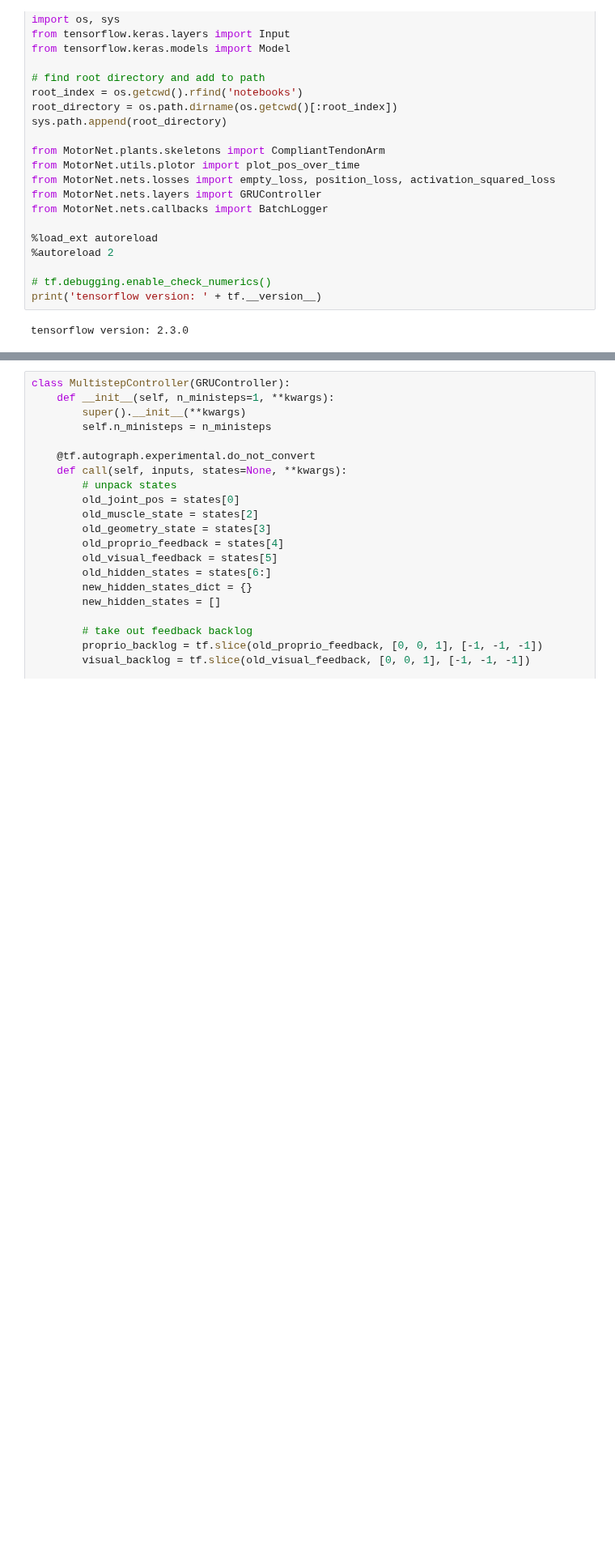
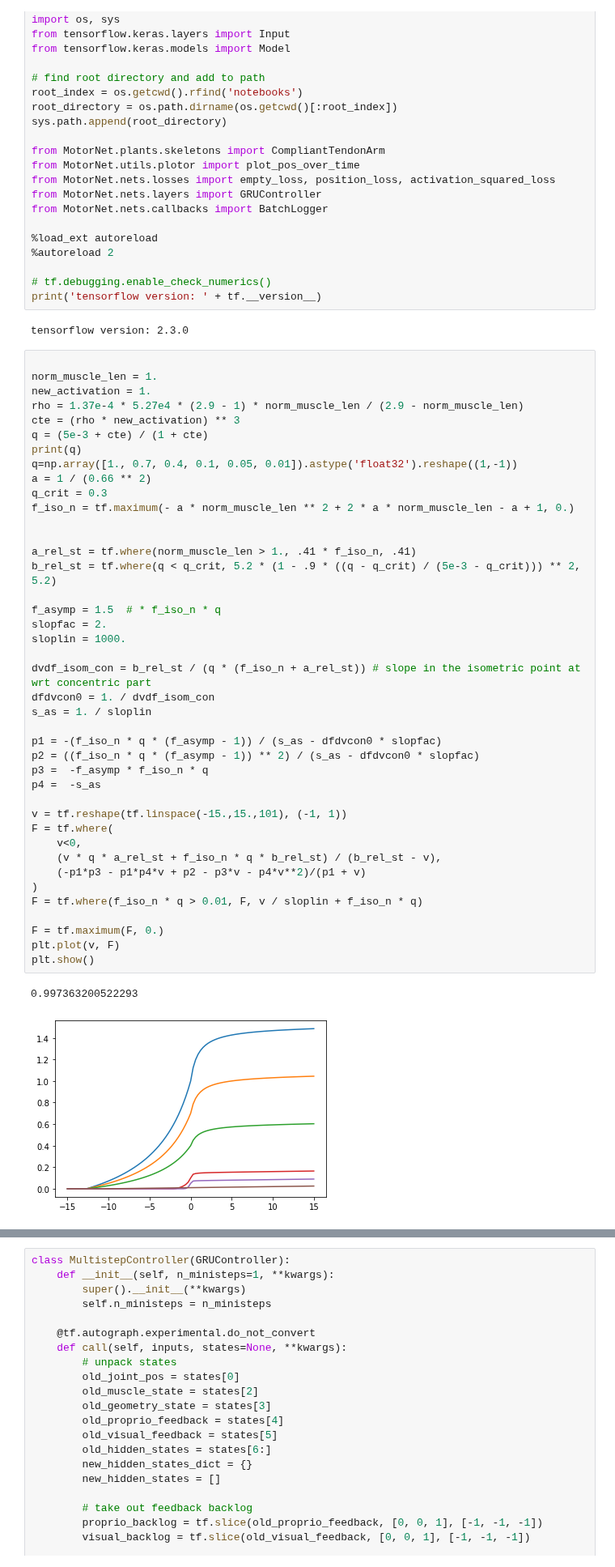
Before and after one commit to OlivierCodol/MotorNet, a Jupyter notebook: notebooks/oliviers_playground/compliant_tendon.ipynb, the cells around one changed output, grey strips where cells are left out. Shown at 81% size. Cells and saved outputs as stored; diff of their text form; blank space fills up the shorter version.

```diff
--- a/notebooks/oliviers_playground/compliant_tendon.ipynb
+++ b/notebooks/oliviers_playground/compliant_tendon.ipynb
@@ -25,3 +25,47 @@ from MotorNet.nets.callbacks import BatchLogger
 print('tensorflow version: ' + tf.__version__)
 # %% [output]
 tensorflow version: 2.3.0
+# %%
+
+norm_muscle_len = 1.
+new_activation = 1.
+rho = 1.37e-4 * 5.27e4 * (2.9 - 1) * norm_muscle_len / (2.9 - norm_muscle_len)
+cte = (rho * new_activation) ** 3
+q = (5e-3 + cte) / (1 + cte)
+print(q)
+q=np.array([1., 0.7, 0.4, 0.1, 0.05, 0.01]).astype('float32').reshape((1,-1))
+a = 1 / (0.66 ** 2)
+q_crit = 0.3
+f_iso_n = tf.maximum(- a * norm_muscle_len ** 2 + 2 * a * norm_muscle_len - a + 1, 0.)
+
+
+a_rel_st = tf.where(norm_muscle_len > 1., .41 * f_iso_n, .41)
+b_rel_st = tf.where(q < q_crit, 5.2 * (1 - .9 * ((q - q_crit) / (5e-3 - q_crit))) ** 2, 5.2)
+
+f_asymp = 1.5  # * f_iso_n * q
+slopfac = 2.
+sloplin = 1000.
+
+dvdf_isom_con = b_rel_st / (q * (f_iso_n + a_rel_st)) # slope in the isometric point at wrt concentric part
+dfdvcon0 = 1. / dvdf_isom_con
+s_as = 1. / sloplin
+
+p1 = -(f_iso_n * q * (f_asymp - 1)) / (s_as - dfdvcon0 * slopfac)
+p2 = ((f_iso_n * q * (f_asymp - 1)) ** 2) / (s_as - dfdvcon0 * slopfac)
+p3 =  -f_asymp * f_iso_n * q
+p4 =  -s_as
+
+v = tf.reshape(tf.linspace(-15.,15.,101), (-1, 1))
+F = tf.where(
+    v<0,
+    (v * q * a_rel_st + f_iso_n * q * b_rel_st) / (b_rel_st - v),
+    (-p1*p3 - p1*p4*v + p2 - p3*v - p4*v**2)/(p1 + v)
+)
+F = tf.where(f_iso_n * q > 0.01, F, v / sloplin + f_iso_n * q)
+
+F = tf.maximum(F, 0.)
+plt.plot(v, F)
+plt.show()
+# %% [output]
+0.997363200522293
+[figure, added]
```
Also changed, not shown: parts of 10 cells of this notebook, 3 other files.
